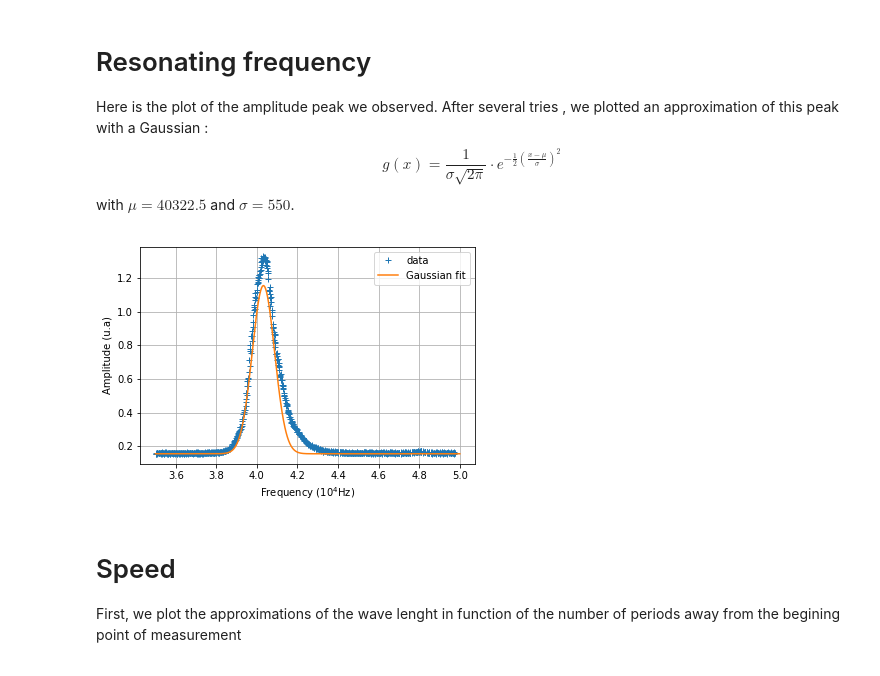
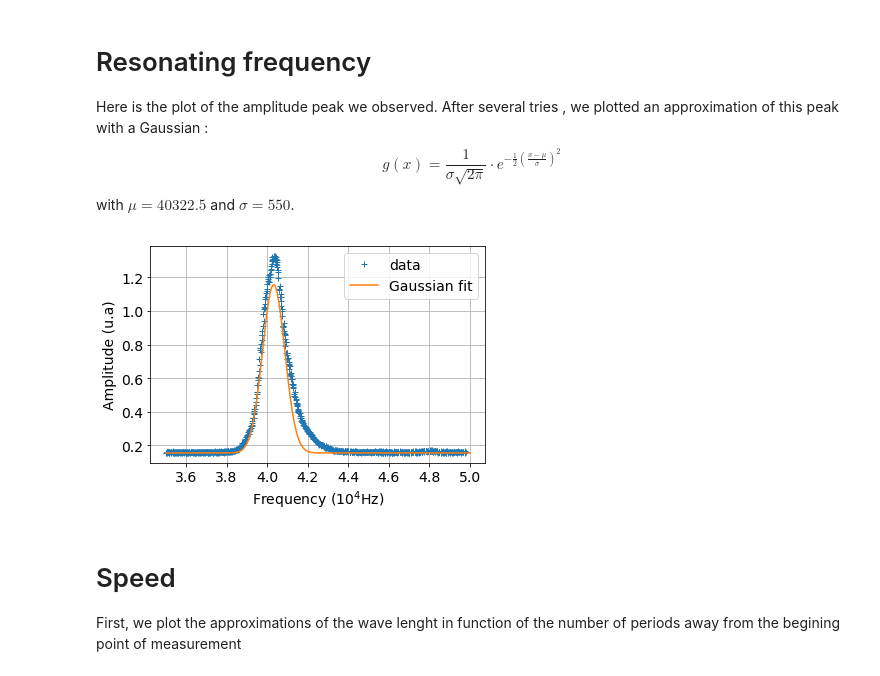
Before and after one commit to BastienGolomer/G7-Ultrasound, a Jupyter notebook: G7-Ultrasounds Data Visualisation.ipynb, the cells around one changed output. Drawn from its saved outputs; the diff is of its cells as text; code cells hidden in the pictures.

```diff
--- a/G7-Ultrasounds Data Visualisation.ipynb
+++ b/G7-Ultrasounds Data Visualisation.ipynb
@@ -12,25 +12,26 @@ After several tries , we plotted an approximation of this peak with a Gaussian :
 $$ g(x) = \frac{1}{\sigma \sqrt{2\pi}} \cdot e^{-\frac{1}{2}(\frac{x-\mu}{\sigma})^2} $$
 with $\mu = 40322.5$ and $\sigma = 550$.
 # %%
+pylab.rcParams.update({'font.size':14})
 plt.xlabel('Frequency ($10^{4}$Hz)')
 plt.ylabel('Amplitude (u.a)')
 
 data = pd.read_csv('Plot1largepeak.csv', sep= '\t')
 data.frequency = (data.frequency*2500 + 35000)
 pylab.plot(data.frequency, data.amplitude, '+', label= 'data')
 
 def gaussian(x, mu, sig):
     return np.exp(-np.power(x - mu, 2.) / (2 * np.power(sig, 2.)))
 
 mu = 40322.5
 sig = 550
 x = np.linspace(35000, 50000,1000)
 pylab.plot(x, gaussian(x, mu, sig)+0.155, label = 'Gaussian fit')
 pylab.legend(loc='upper right')
 pylab.xticks([36000,38000,40000,42000,44000,46000,48000,50000], ['3.6','3.8','4.0','4.2','4.4','4.6','4.8','5.0'])
 pylab.grid()
 # %% [output]
-[figure, old version]
+[figure, new version]
 # %% [markdown]
 # Speed
 First, we plot the approximations of the wave lenght in function of the number of periods away from the begining point of measurement
```
Also changed, not shown: parts of 3 cells of this notebook.
